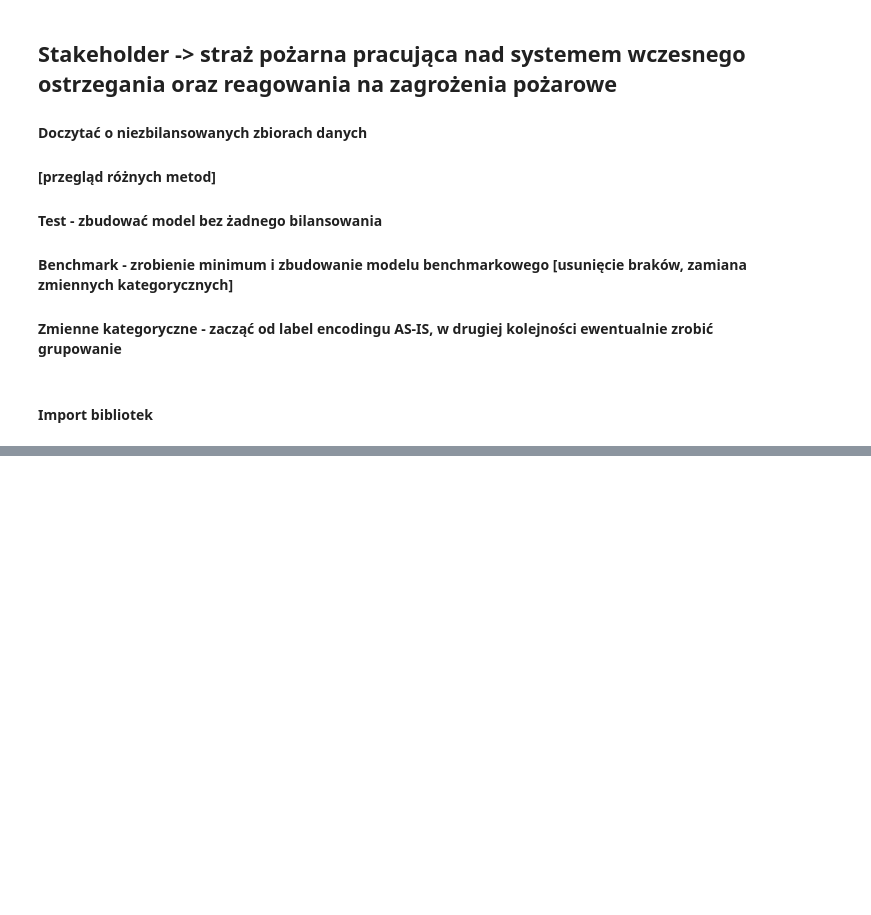
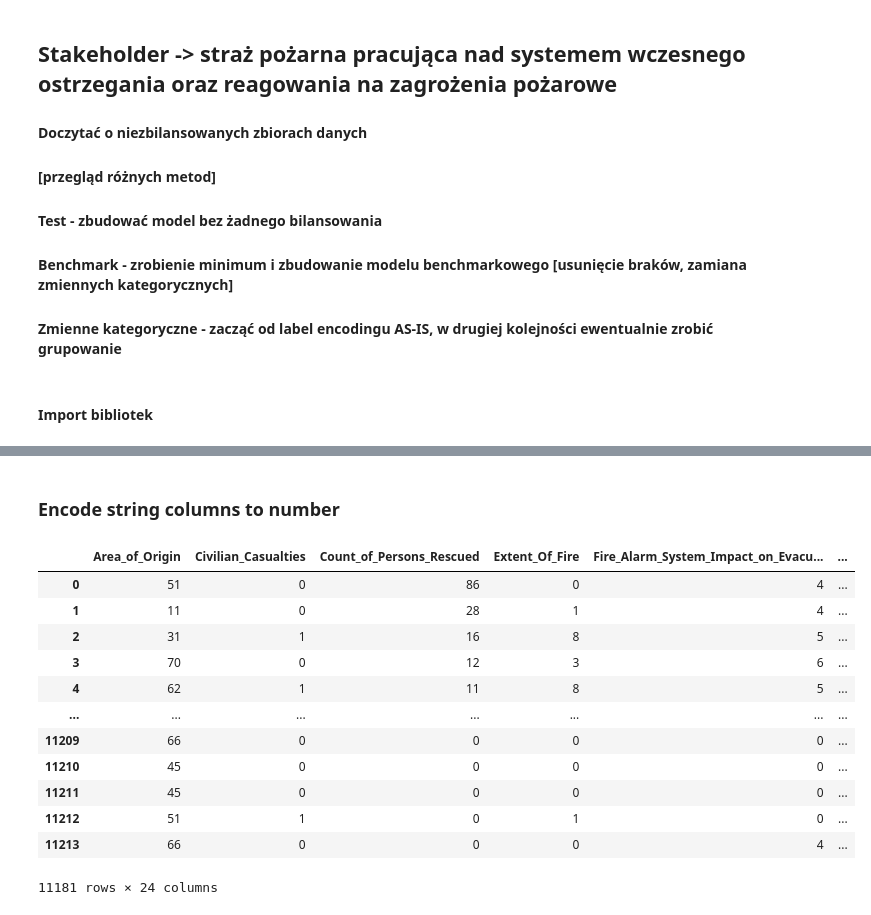
Before and after one commit to infoshareacademy/grupa_BKMMZ, a Jupyter notebook: ML/Fire_Project.ipynb, the cells around one changed output, grey strips where cells are left out. Cells and saved outputs as stored; diff of their text form; code cells hidden in the pictures; blank space fills up the shorter version.

```diff
--- a/ML/Fire_Project.ipynb
+++ b/ML/Fire_Project.ipynb
@@ -47,0 +160,2 @@ df.head()
+# %%
+df['Response'] = (df['TFS_Arrival_Time'] - df['TFS_Alarm_Time']) / pd.Timedelta(minutes = 1)
@@ -47,0 +184,2 @@ df.head()
+# %%
+df['Property_Use_Category'] = df['Property_Use'].apply(my_functions.classification)
@@ -47,0 +195,28 @@ df.head()
+# %% [markdown]
+### Encode string columns to number
+# %%
+label_encoder = LabelEncoder()
+
+def encode(columns_encode):
+    for col in columns_encode:
+        df[col] = label_encoder.fit_transform(df[col])
+    return df
+# %%
+columns_encode = ['Area_of_Origin', 'Extent_Of_Fire', 'Fire_Alarm_System_Impact_on_Evacuation',
+                 'Ignition_Source', 'Material_First_Ignited', 'Status_of_Fire_On_Arrival']
+# %%
+encode(columns_encode)
+# %% [output]
+|  | Area_of_Origin | Civilian_Casualties | Count_of_Persons_Rescued | Extent_Of_Fire | Fire_Alarm_System_Impact_on_Evacu... | ... |
+| 0 | 51 | 0 | 86 | 0 | 4 | ... |
+| 1 | 11 | 0 | 28 | 1 | 4 | ... |
+| 2 | 31 | 1 | 16 | 8 | 5 | ... |
+| 3 | 70 | 0 | 12 | 3 | 6 | ... |
+| 4 | 62 | 1 | 11 | 8 | 5 | ... |
+| ... | ... | ... | ... | ... | ... | ... |
+| 11209 | 66 | 0 | 0 | 0 | 0 | ... |
+| 11210 | 45 | 0 | 0 | 0 | 0 | ... |
+| 11211 | 45 | 0 | 0 | 0 | 0 | ... |
+| 11212 | 51 | 1 | 0 | 1 | 0 | ... |
+| 11213 | 66 | 0 | 0 | 0 | 4 | ... |
+11181 rows × 24 columns
```
Also changed, not shown: parts of 31 cells of this notebook, 1 other file.
